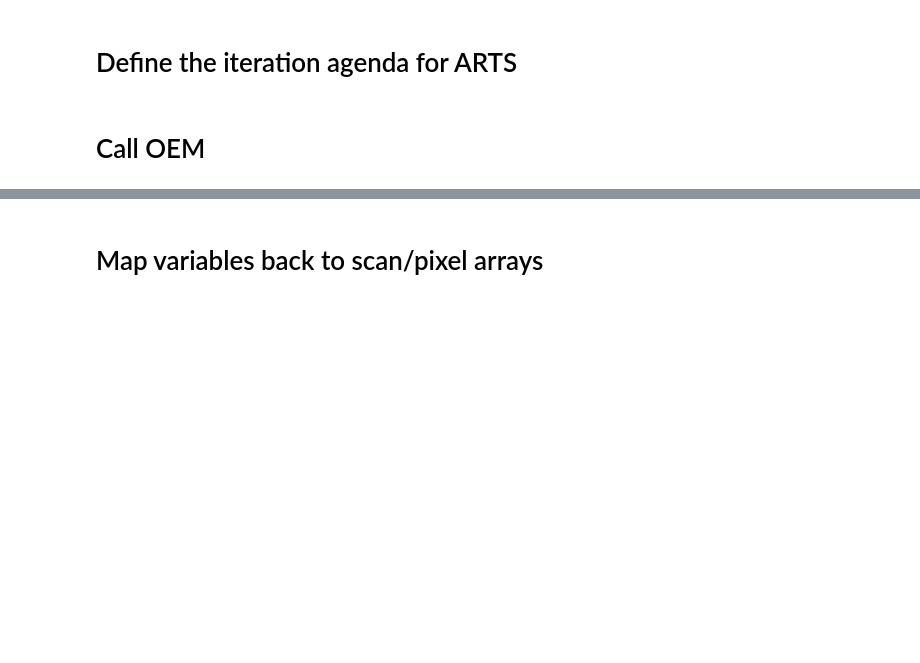
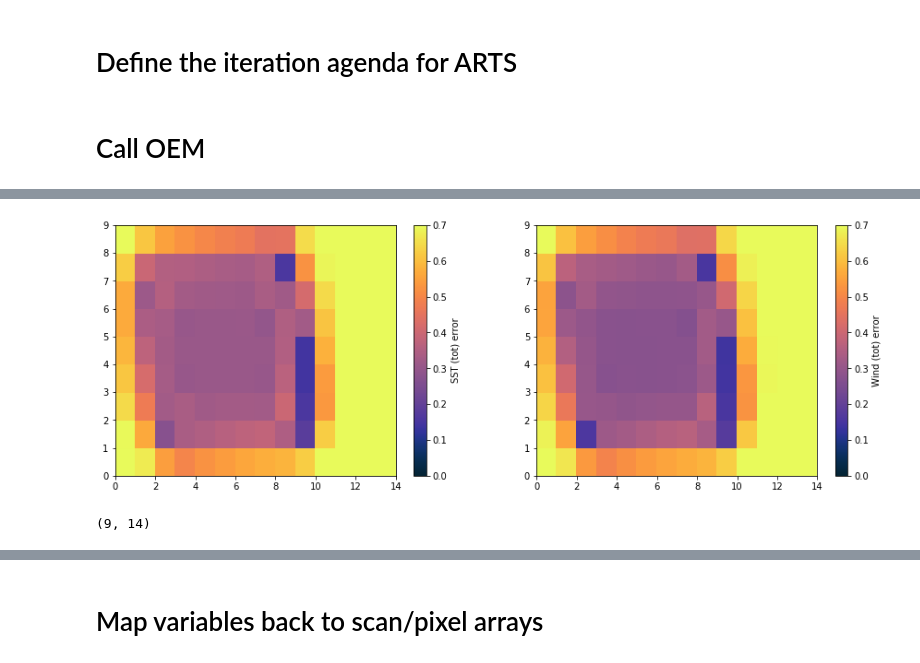
Before and after one commit to cheesetarian/amsr2_var, a Jupyter notebook: am2_mvar/retrieval_real1.ipynb, the cells around one changed output, grey strips where cells are left out. Drawn from its saved outputs; the diff is of its cells as text; code cells hidden in the pictures; blank space fills up the shorter version.

```diff
--- a/am2_mvar/retrieval_real1.ipynb
+++ b/am2_mvar/retrieval_real1.ipynb
@@ -672,7 +716,7 @@ ws.DiffZaAa(ws.mblock_dlos_grid, mblock_reference_los, mblock_target_los)
 ### Calculate the sensor response function from the antenna response
 ws.VectorCreate("antenna_reference_los")
 ws.MatrixCreate("antenna_target_los")
-ws.antenna_reference_los = np.array([180-47.5, eaz[pxm,scm]])
+ws.antenna_reference_los = ref_angs #np.array([180-47.5, eaz[pxm,scm]])
 ws.antenna_target_los = np.array(bsights, order="C")
 ws.DiffZaAa(ws.antenna_dlos, ws.antenna_reference_los, ws.antenna_target_los)
 
@@ -712,18 +756,18 @@ print(ri.shape,rj.shape)
 gi, gj = np.meshgrid(ws.lat_grid, ws.lon_grid, indexing='ij')
 print(gi.shape,gj.shape)
 
-# calculate 'x_truth' which is mapping s_data to the retrieval grid
-x_truth = np.zeros([nrvar, r_lat.size, r_lon.size])
-print('rgrid dimensions: ',x_truth.shape)
+# calculate 'x_back' which is mapping s_data to the retrieval grid
+x_back = np.zeros([nrvar, r_lat.size, r_lon.size])
+print('rgrid dimensions: ',x_back.shape)
 from scipy.interpolate import interp2d
 f = interp2d(ws.lon_grid, ws.lat_grid, s_data[0,:,:]) #, kind='cubic')
-x_truth[0,:,:] = f(r_lon,r_lat)
+x_back[0,:,:] = f(r_lon,r_lat)
 if nrvar>1:
     f = interp2d(ws.lon_grid, ws.lat_grid, s_data[1,:,:]) #, kind='cubic')
-    x_truth[1,:,:] = f(r_lon,r_lat)
+    x_back[1,:,:] = f(r_lon,r_lat)
 
-for r in range(nrvar):
-    plt.matshow(x_truth[r,:,:], cmap=cmo.dense)
-    plt.colorbar()
-    plt.matshow(s_data[r,:,:], cmap=cmo.dense)
-    plt.colorbar()
+#for r in range(nrvar):
+#    plt.matshow(x_back[r,:,:], cmap=cmo.dense)
+#    plt.colorbar()
+#    plt.matshow(s_data[r,:,:], cmap=cmo.dense)
+#    plt.colorbar()
@@ -743,9 +792,9 @@ for r in range(nrvar):
 # set Xa (formally set in ARTS below)
 xa = np.zeros([nrvar, r_lat.size, r_lon.size]) # a priori matrix, should be similar to s_data
 print('Xa shape: ', xa.shape)
-xa[0,:,:] = np.mean(x_truth[0,:,:]) #+np.random.normal(0,1,[r_lat.size,r_lon.size]) #+ 0.07  # set constant, or maybe some perturbation
+xa[0,:,:] = np.mean(x_back[0,:,:]) #+np.random.normal(0,1,[r_lat.size,r_lon.size]) #+ 0.07  # set constant, or maybe some perturbation
 if nrvar>1:
-    xa[1,:,:] = np.mean(x_truth[1,:,:]) #+np.random.normal(0,1,[r_lat.size,r_lon.size])
+    xa[1,:,:] = np.mean(x_back[1,:,:]) #+np.random.normal(0,1,[r_lat.size,r_lon.size])
 
 # then observation errors (first just sensor noise)
 se_cov = np.diag(np.tile(np.repeat((noise_fac*nedt)**2,2), npix*nscans ))  # if nedt constant for all chans
@@ -972,9 +1045,13 @@ ws.retrievalErrorsExtract( ws.covmat_so, ws.covmat_ss)
 print(np.shape(ws.retrieval_eo.value), np.shape(ws.retrieval_ss.value))
 obs_err = np.copy(ws.retrieval_eo.value[:len_rgrid].reshape(r_lat.size,r_lon.size,order="F"))
 smo_err = np.copy(ws.retrieval_ss.value[:len_rgrid].reshape(r_lat.size,r_lon.size,order="F"))
+
+# some smoothing errors can show up as negative values in covmat_ss diagonal...
+smo_err[smo_err != smo_err] = 0.0
 if nrvar>1:
     obs_err2 = np.copy(ws.retrieval_eo.value[len_rgrid:].reshape(r_lat.size,r_lon.size,order="F"))
     smo_err2 = np.copy(ws.retrieval_ss.value[len_rgrid:].reshape(r_lat.size,r_lon.size,order="F"))
+    smo_err2[smo_err2 != smo_err2] = 0.0
 
 vmi,vma = .1,.5
 cm=cmo.thermal
@@ -999,19 +1103,25 @@ cm=cmo.thermal
 # %%
 # save total errr plot
 f, axs = plt.subplots(1, 2, figsize=[15,5])
 ax_sst, ax_wsp = axs
-errno = plt.Normalize(vmin=.1,vmax=.7)
+errno = plt.Normalize(vmin=.0,vmax=.7)
 cm=cmo.thermal
 ax_sst.pcolor(obs_err +smo_err,  norm=errno, cmap=cm)
 ax_wsp.pcolor(obs_err2+smo_err2, norm=errno, cmap=cm)
 sm = plt.cm.ScalarMappable(cmap=cm, norm=errno)
 sm._A = []
 cb = plt.colorbar(sm,ax=ax_sst,label='SST (tot) error')
 sm2 = plt.cm.ScalarMappable(cmap=cm, norm=errno)
 sm2._A = []
 cb2 = plt.colorbar(sm2,ax=ax_wsp,label='Wind (tot) error')
 f.savefig('')
-if sv: plt.savefig('img2/tot-err_'+pv+'.png',bbox_inches='tight',dpi=350)
+if sv: plt.savefig('imgr/tot-err_'+pv+'.png',bbox_inches='tight',dpi=350)
 plt.show()
+# %% [output]
+[figure, added]
+# %%
+print(smo_err.shape)
+# %% [output]
+(9, 14)
 # %%
 # from middle of retrieval grid, judge where the dominant error is coming from:
```
Also changed, not shown: parts of 35 cells of this notebook, 1 other file.
